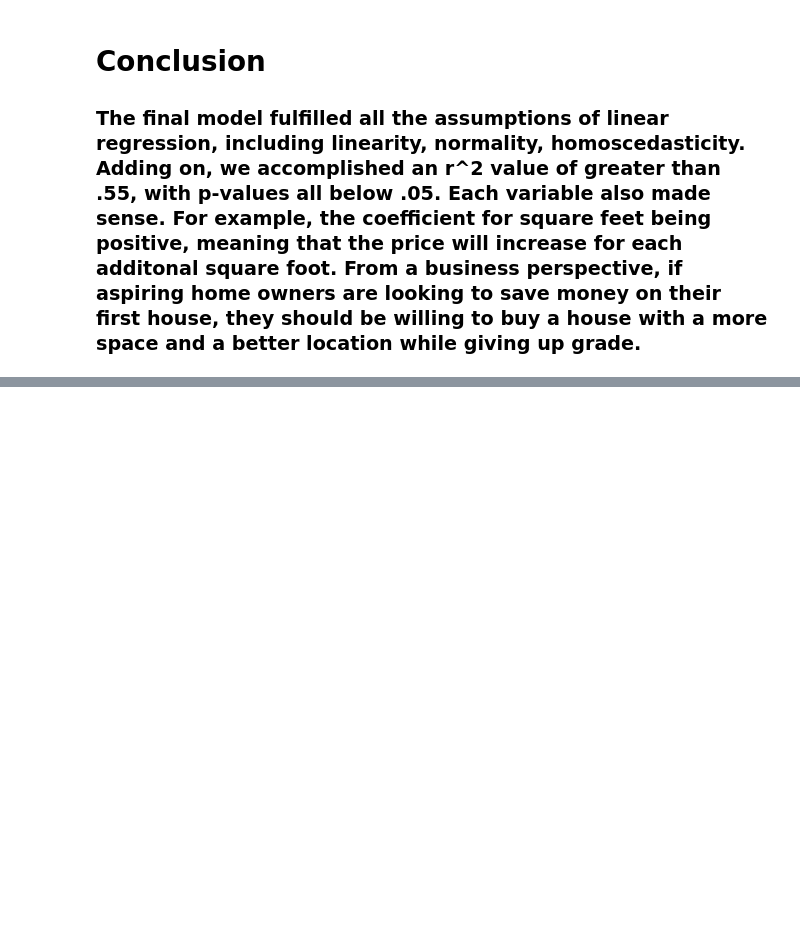
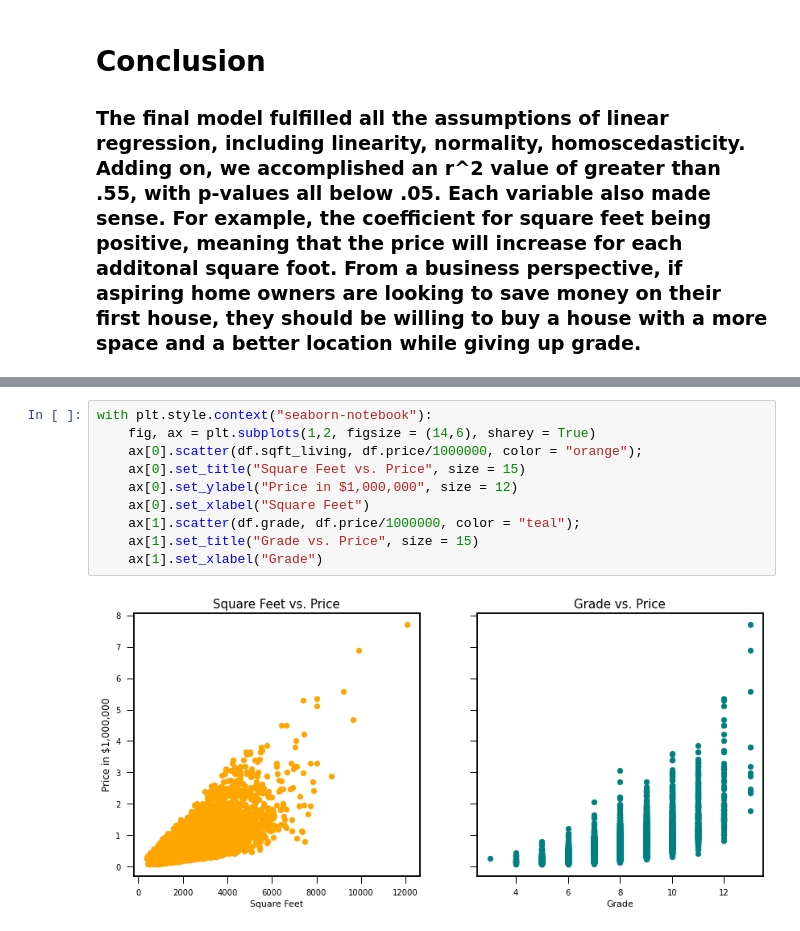
Before and after one commit to mzimmer52/Module-2, a Jupyter notebook: Final Version.ipynb, the cells around one changed output, grey strips where cells are left out. Drawn from its saved outputs; the diff is of its cells as text; blank space fills up the shorter version.

```diff
--- a/Final Version.ipynb
+++ b/Final Version.ipynb
@@ -1019,0 +1028,12 @@ progress[(progress.cc>.5) & (progress.cc<1)]
+# %%
+with plt.style.context("seaborn-notebook"):
+    fig, ax = plt.subplots(1,2, figsize = (14,6), sharey = True)
+    ax[0].scatter(df.sqft_living, df.price/1000000, color = "orange");
+    ax[0].set_title("Square Feet vs. Price", size = 15)
+    ax[0].set_ylabel("Price in $1,000,000", size = 12)
+    ax[0].set_xlabel("Square Feet")
+    ax[1].scatter(df.grade, df.price/1000000, color = "teal");
+    ax[1].set_title("Grade vs. Price", size = 15)
+    ax[1].set_xlabel("Grade")
+# %% [output]
+[figure, added]
```
Also changed, not shown: parts of 2 cells of this notebook, 8 other files.
